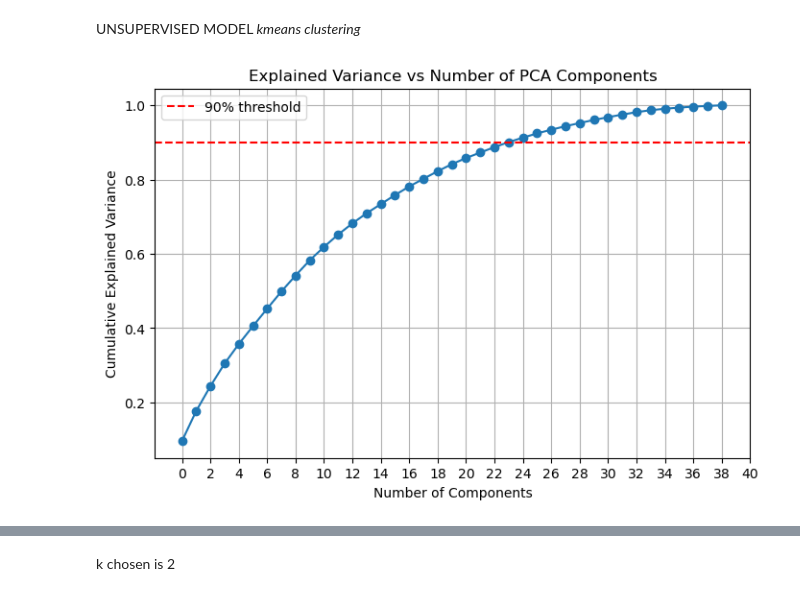
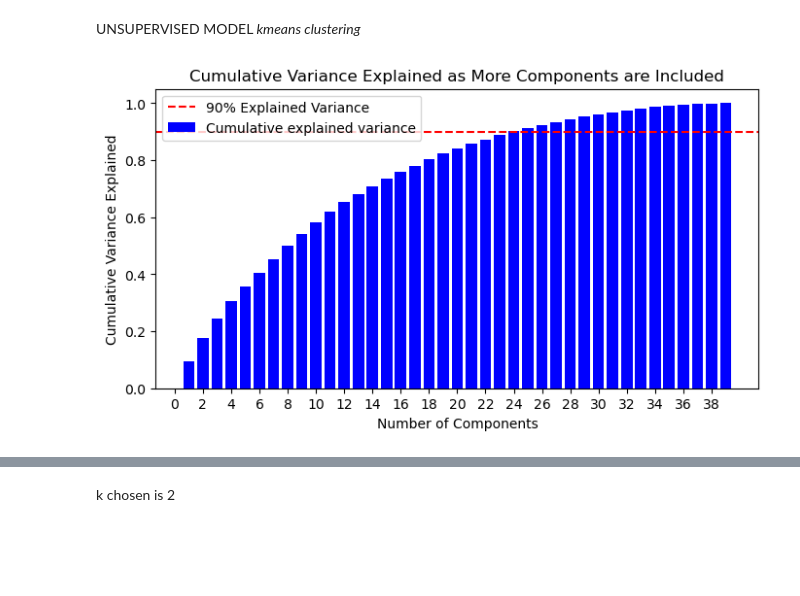
Before and after one commit to Ariana-Elahi/ML-Final-Project, a Jupyter notebook: unsupervised_model.ipynb, the cells around one changed output, grey strips where cells are left out. Saved outputs shown, nothing was run; the diff lists cells and outputs as text; code cells hidden in the pictures; blank space fills up the shorter version.

```diff
--- a/unsupervised_model.ipynb
+++ b/unsupervised_model.ipynb
@@ -101,22 +101,23 @@ X_scaled = scaler.fit_transform(df_unsupervised)
 #apply normalization
 minmax_scaler = MinMaxScaler()
 X_normalized = minmax_scaler.fit_transform(X_scaled)
-# %%
-pca = PCA()
-pca.fit(X_normalized)
-
-plt.figure(figsize=(8, 5))
-plt.plot(np.cumsum(pca.explained_variance_ratio_), marker='o')
-plt.xlabel('Number of Components')
-plt.xticks(np.arange(0, 41, 2))
-plt.ylabel('Cumulative Explained Variance')
-plt.title('Explained Variance vs Number of PCA Components')
-plt.grid(True)
-plt.axhline(0.90, color='red', linestyle='--', label='90% threshold')
-plt.legend()
-plt.show()
-
-#23 components at 90% threshold
-# %% [output]
-[figure, removed]
+# %%
+pca = PCA()
+pca.fit(X_normalized)
+
+proportion_variance = pca.explained_variance_ratio_
+cumulative_variance = np.cumsum(proportion_variance)
+
+#cumulative explained variance plot
+plt.figure(figsize=(8, 4))
+plt.bar(range(1, len(cumulative_variance) + 1), cumulative_variance, color='b', label='Cumulative explained variance')
+plt.axhline(y=0.90, color='r', linestyle='--', label='90% Explained Variance')
+plt.xticks(np.arange(0, len(cumulative_variance) + 1, 2))
+plt.xlabel('Number of Components')
+plt.ylabel('Cumulative Variance Explained')
+plt.title('Cumulative Variance Explained as More Components are Included')
+plt.legend()
+plt.show()
+# %% [output]
+[figure, added]
 # %%
```
Also changed, not shown: parts of 6 cells of this notebook, 1 other file.
